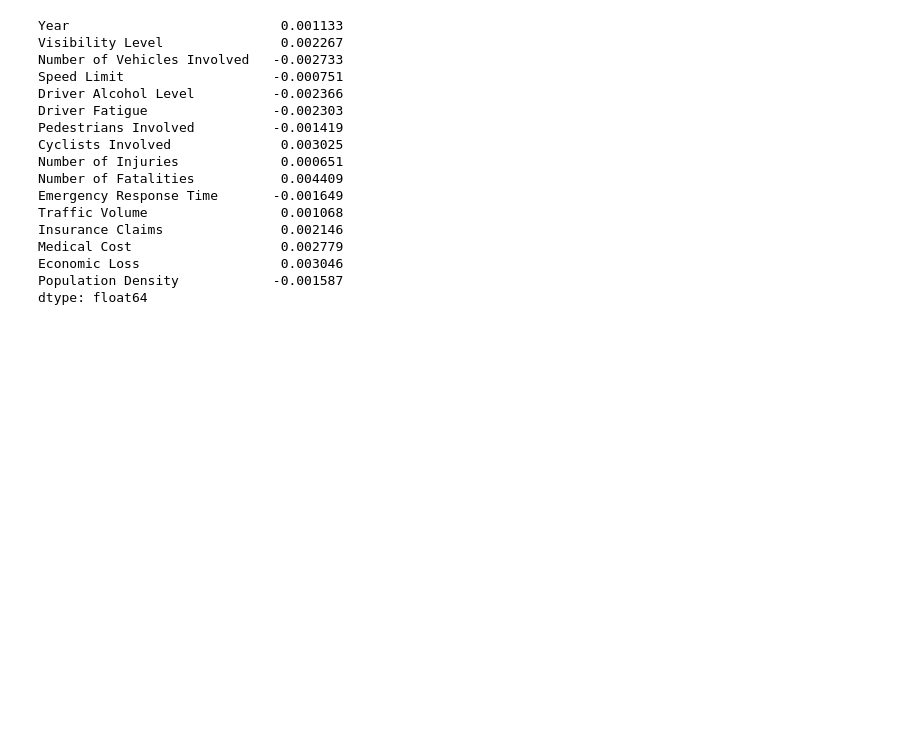
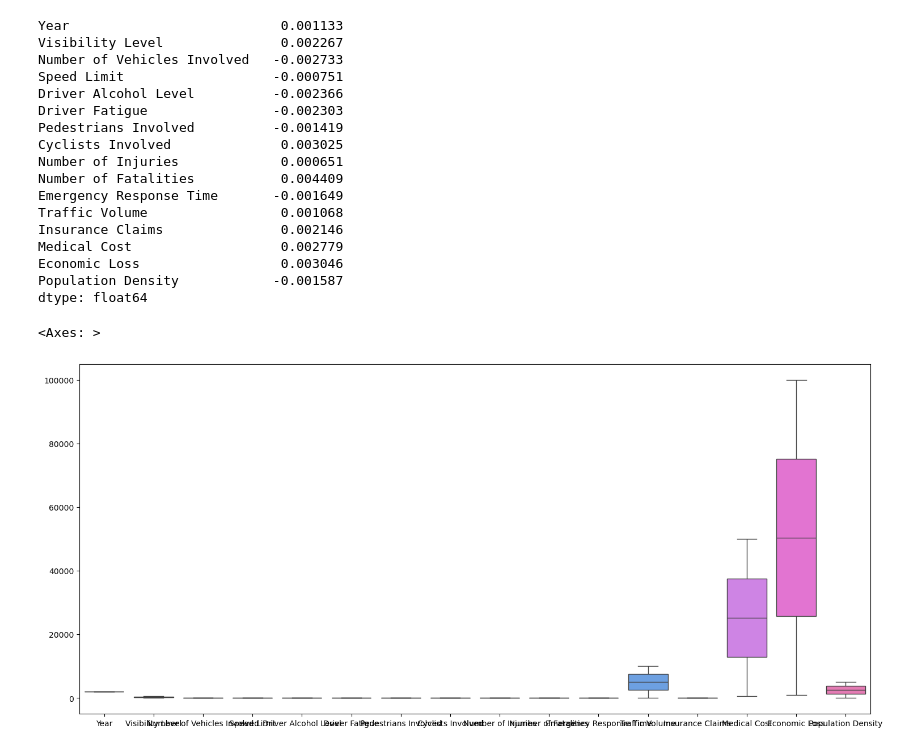
Before and after one commit to Roygautam8852/Global_Road_Accident_Analysis_Using_Python, a Jupyter notebook: global_road_accident_analysis.ipynb, the cells around one changed output. Cells and saved outputs as stored; diff of their text form; code cells hidden in the pictures; blank space fills up the shorter version.

Commit message:
this commit done after plotting boxplot

```diff
--- a/global_road_accident_analysis.ipynb
+++ b/global_road_accident_analysis.ipynb
@@ -110,3 +110,9 @@ Medical Cost                   0.002779
 Economic Loss                  0.003046
 Population Density            -0.001587
 dtype: float64
+# %%
+plt.figure(figsize=(18,8))
+sns.boxplot(df)
+# %% [output]
+<Axes: >
+[figure, added]
```
